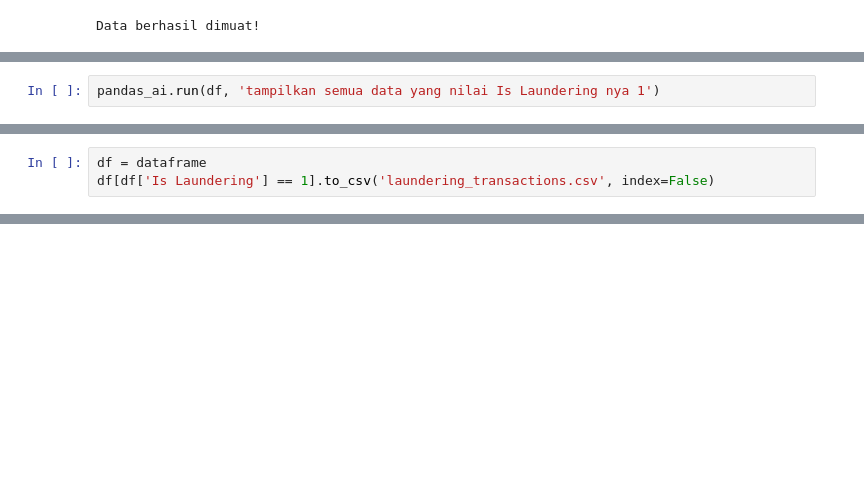
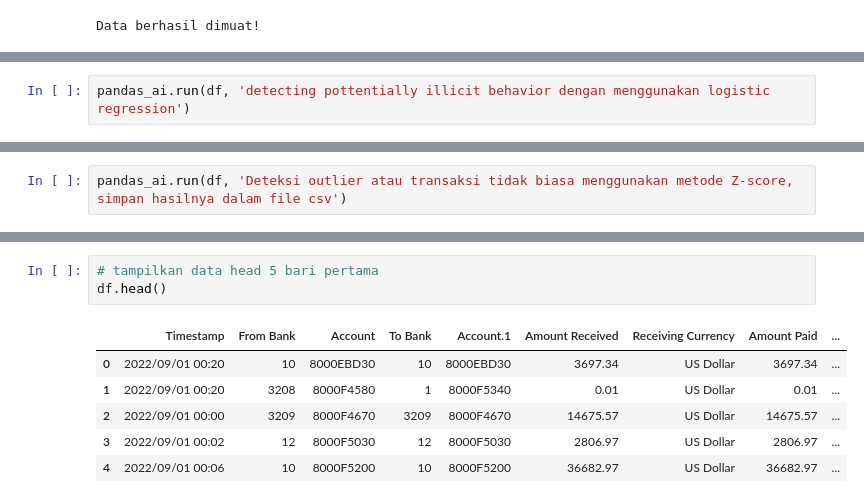
Before and after one commit to code4indo/pandas-ai, a Jupyter notebook: 4_detecting_potentially_illicit_behavior.ipynb, the cells around one changed output, grey strips where cells are left out. Drawn from its saved outputs; the diff is of its cells as text; blank space fills up the shorter version.

```diff
--- a/4_detecting_potentially_illicit_behavior.ipynb
+++ b/4_detecting_potentially_illicit_behavior.ipynb
@@ -329,2 +35,0 @@ print(suspicious_transactions)
-# %%
-pandas_ai.run(df, 'tampilkan semua data yang nilai Is Laundering nya 1')
@@ -333,3 +36,2 @@ Running PandasAI with openai LLM...
-# %%
-df = dataframe
-df[df['Is Laundering'] == 1].to_csv('laundering_transactions.csv', index=False)
+# %%
+pandas_ai.run(df, 'detecting pottentially illicit behavior dengan menggunakan logistic regression')
@@ -335,0 +57,2 @@ df[df['Is Laundering'] == 1].to_csv('laundering_transactions.csv', index=False)
+# %%
+pandas_ai.run(df, 'Deteksi outlier atau transaksi tidak biasa menggunakan metode Z-score, simpan hasilnya dalam file csv')
@@ -335,0 +78,10 @@ df[df['Is Laundering'] == 1].to_csv('laundering_transactions.csv', index=False)
+# %%
+# tampilkan data head 5 bari pertama
+df.head()
+# %% [output]
+|  | Timestamp | From Bank | Account | To Bank | Account.1 | Amount Received | Receiving Currency | Amount Paid | ... |
+| 0 | 2022/09/01 00:20 | 10 | 8000EBD30 | 10 | 8000EBD30 | 3697.34 | US Dollar | 3697.34 | ... |
+| 1 | 2022/09/01 00:20 | 3208 | 8000F4580 | 1 | 8000F5340 | 0.01 | US Dollar | 0.01 | ... |
+| 2 | 2022/09/01 00:00 | 3209 | 8000F4670 | 3209 | 8000F4670 | 14675.57 | US Dollar | 14675.57 | ... |
+| 3 | 2022/09/01 00:02 | 12 | 8000F5030 | 12 | 8000F5030 | 2806.97 | US Dollar | 2806.97 | ... |
+| 4 | 2022/09/01 00:06 | 10 | 8000F5200 | 10 | 8000F5200 | 36682.97 | US Dollar | 36682.97 | ... |
```
Also changed, not shown: parts of 33 cells of this notebook, 9 other files.
